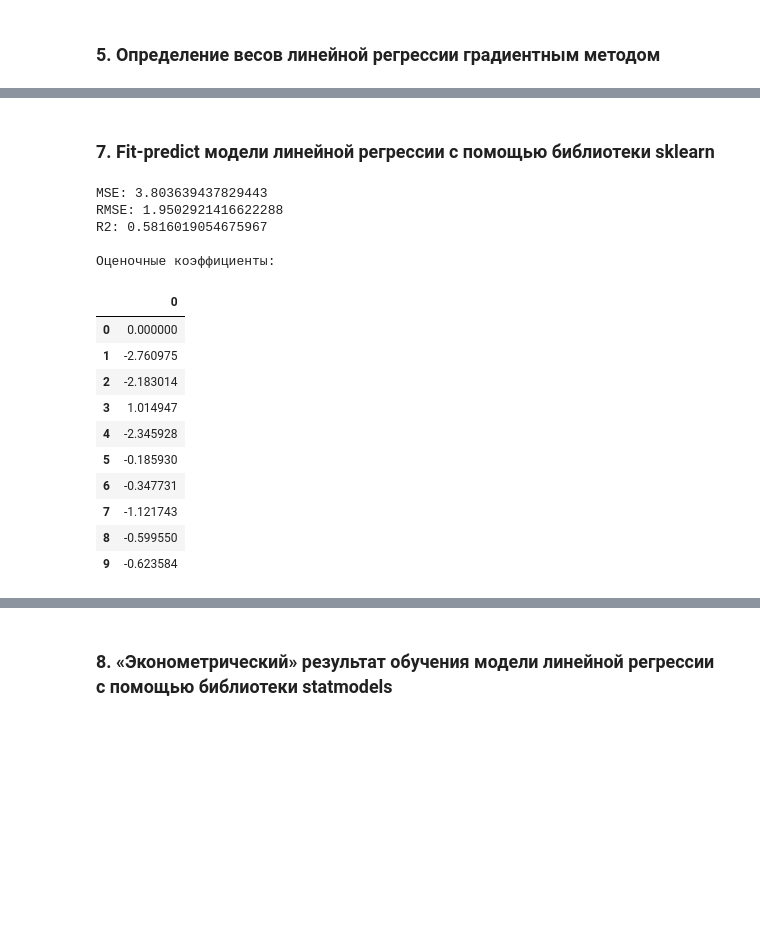
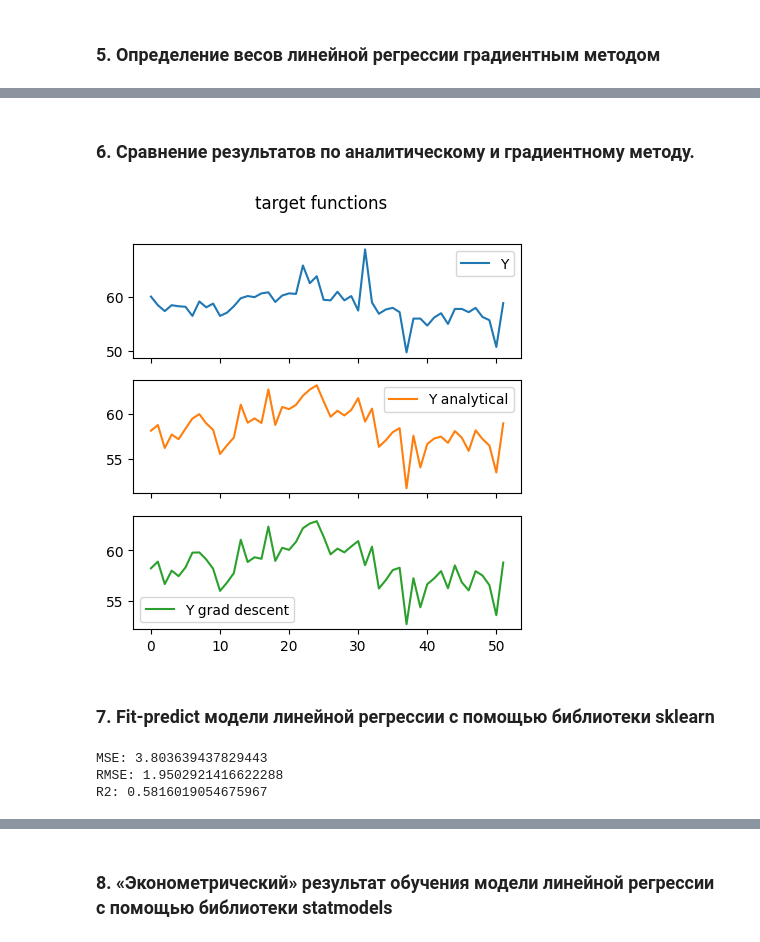
Before and after one commit to alice480/BMSTU_AppliedDataAnalysis, a Jupyter notebook: lab1/lab1.ipynb, the cells around one changed output, grey strips where cells are left out. Saved outputs shown, nothing was run; the diff lists cells and outputs as text; code cells hidden in the pictures; blank space fills up the shorter version.

```diff
--- a/lab1/lab1.ipynb
+++ b/lab1/lab1.ipynb
@@ -206,3 +236,10 @@ RMSE: 1.9756470306990306
+# %% [markdown]
+### 6. Сравнение результатов по аналитическому и градиентному методу.
+# %%
+Y_graphs = pd.DataFrame({'Y': Y, 'Y analytical': Y_pred_analytical, 'Y grad descent': Y_pred_i})
+Y_graphs.plot(subplots=True, figsize=(5, 5), title="target functions");
+# %% [output]
+[figure, added]
 # %% [markdown]
 ### 7. Fit-predict модели линейной регрессии c помощью библиотеки sklearn
 # %%
@@ -210,6 +247,7 @@ RMSE: 1.9756470306990306
 lin_reg = LinearRegression().fit(X, Y)
 # Y predicted by the sklearn
 Y_pred_sklearn = lin_reg.predict(X)
+# Calculation of metrics
 MSE = mean_squared_error(Y, Y_pred_sklearn)
 RMSE = MSE ** 0.5
 R2 = r2_score(Y, Y_pred_sklearn)
@@ -217,22 +255,7 @@ R2 = r2_score(Y, Y_pred_sklearn)
 print(f'MSE: {MSE}')
 print(f'RMSE: {RMSE}')
 print(f'R2: {R2}')
-print(f'\nОценочные коэффициенты:')
-pd.DataFrame(lin_reg.coef_)
 # %% [output]
 MSE: 3.803639437829443
 RMSE: 1.9502921416622288
 R2: 0.5816019054675967
-
-Оценочные коэффициенты:
-|  | 0 |
-| 0 | 0.000000 |
-| 1 | -2.760975 |
-| 2 | -2.183014 |
-| 3 | 1.014947 |
-| 4 | -2.345928 |
-| 5 | -0.185930 |
-| 6 | -0.347731 |
-| 7 | -1.121743 |
-| 8 | -0.599550 |
-| 9 | -0.623584 |
```
Also changed, not shown: parts of 7 cells of this notebook.
